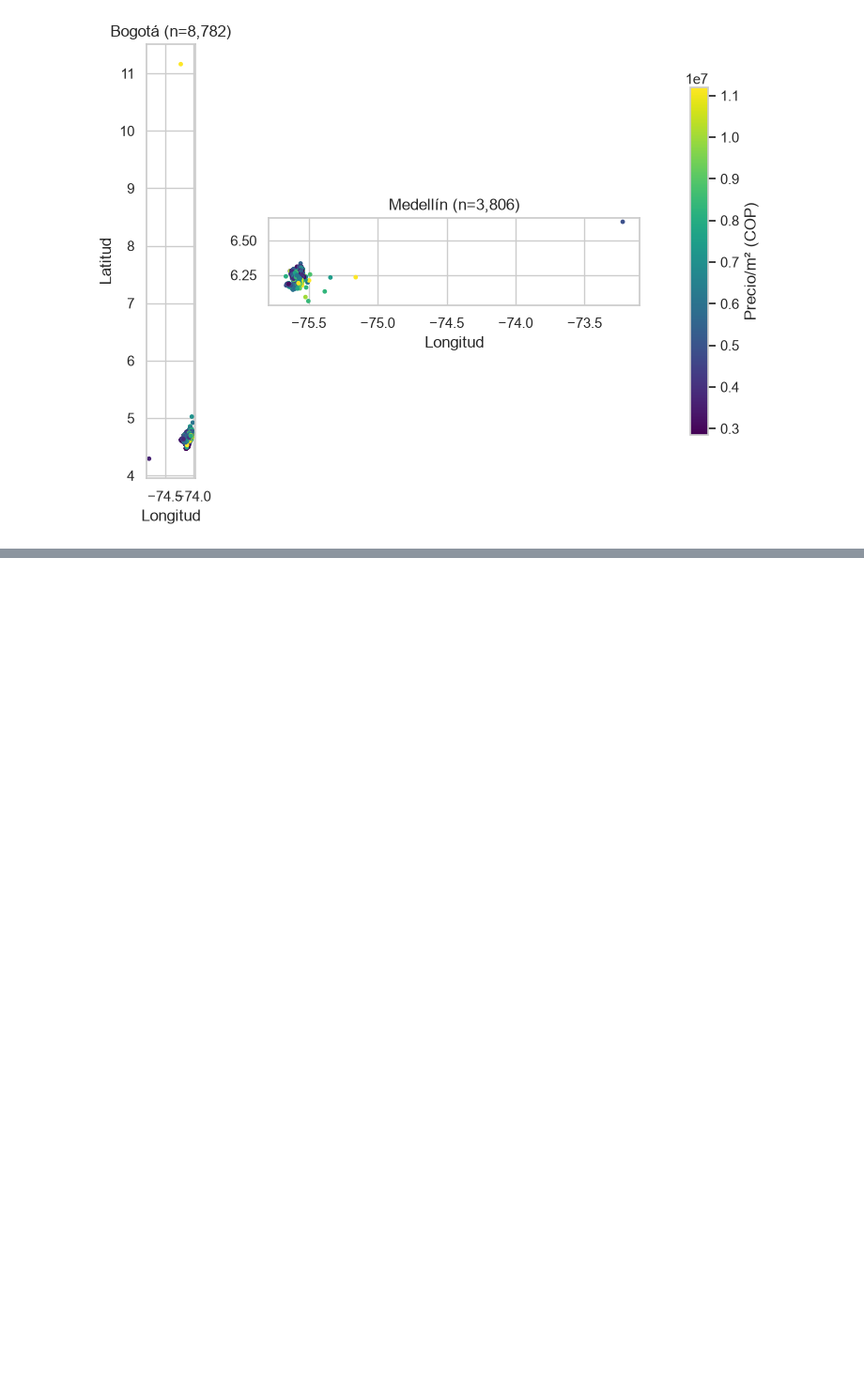
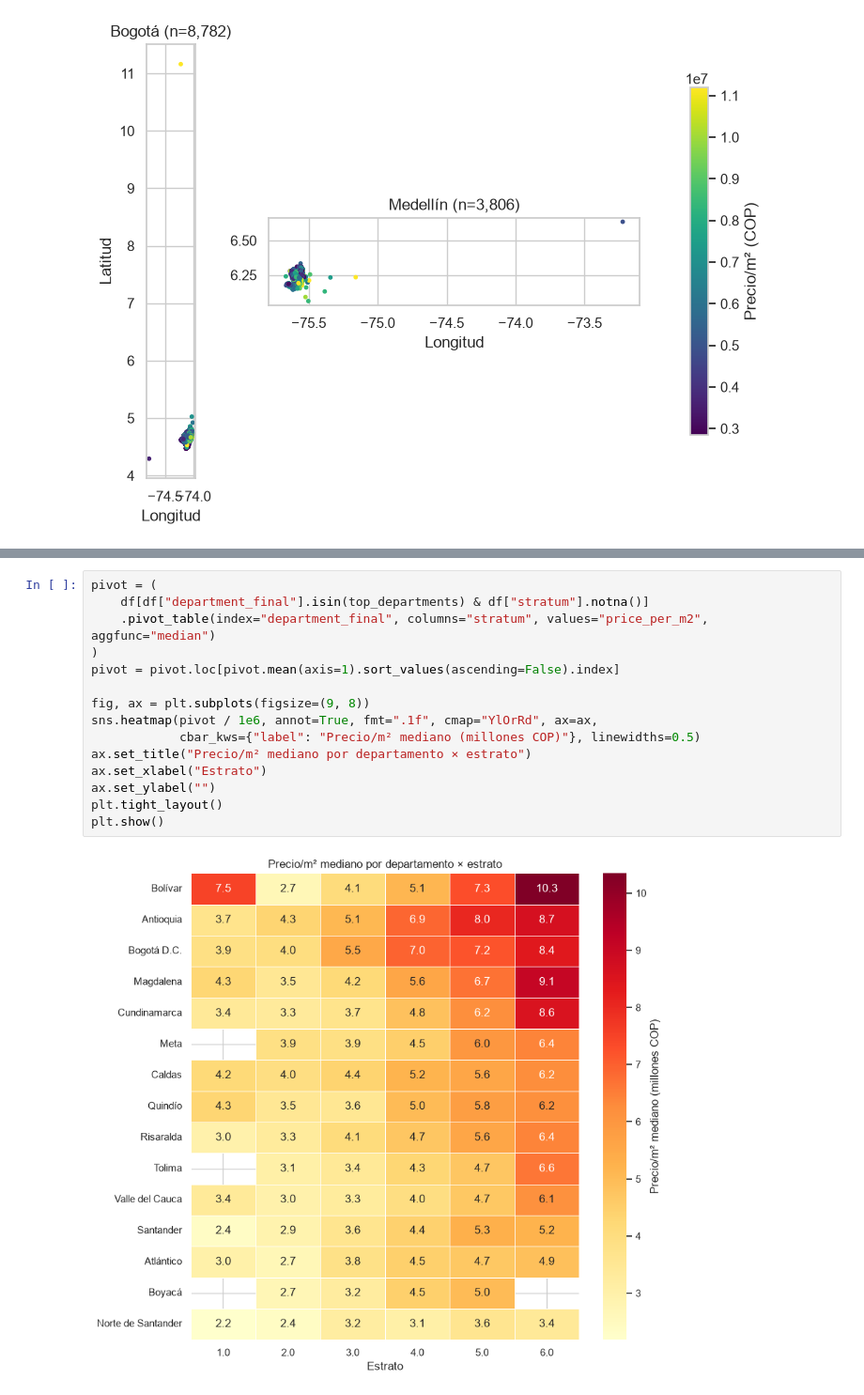
Before and after one commit to FaiberCh/inmostats, a Jupyter notebook: notebooks/01_eda.ipynb, the cells around one changed output, grey strips where cells are left out. Shown at 94% size. Saved outputs shown, nothing was run; the diff lists cells and outputs as text; blank space fills up the shorter version.

```diff
--- a/notebooks/01_eda.ipynb
+++ b/notebooks/01_eda.ipynb
@@ -243,0 +286,17 @@ plt.show()
+# %%
+pivot = (
+    df[df["department_final"].isin(top_departments) & df["stratum"].notna()]
+    .pivot_table(index="department_final", columns="stratum", values="price_per_m2", aggfunc="median")
+)
+pivot = pivot.loc[pivot.mean(axis=1).sort_values(ascending=False).index]
+
+fig, ax = plt.subplots(figsize=(9, 8))
+sns.heatmap(pivot / 1e6, annot=True, fmt=".1f", cmap="YlOrRd", ax=ax,
+            cbar_kws={"label": "Precio/m² mediano (millones COP)"}, linewidths=0.5)
+ax.set_title("Precio/m² mediano por departamento × estrato")
+ax.set_xlabel("Estrato")
+ax.set_ylabel("")
+plt.tight_layout()
+plt.show()
+# %% [output]
+[figure, added]
```
Also changed, not shown: parts of 8 cells of this notebook, 2 other files.
